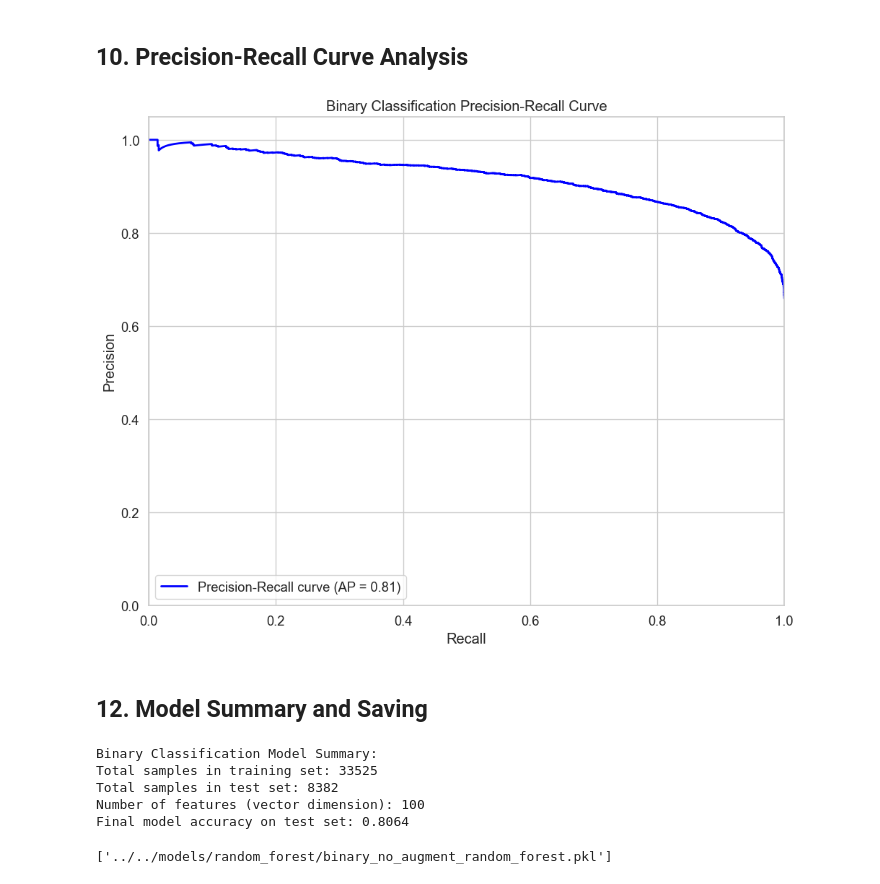
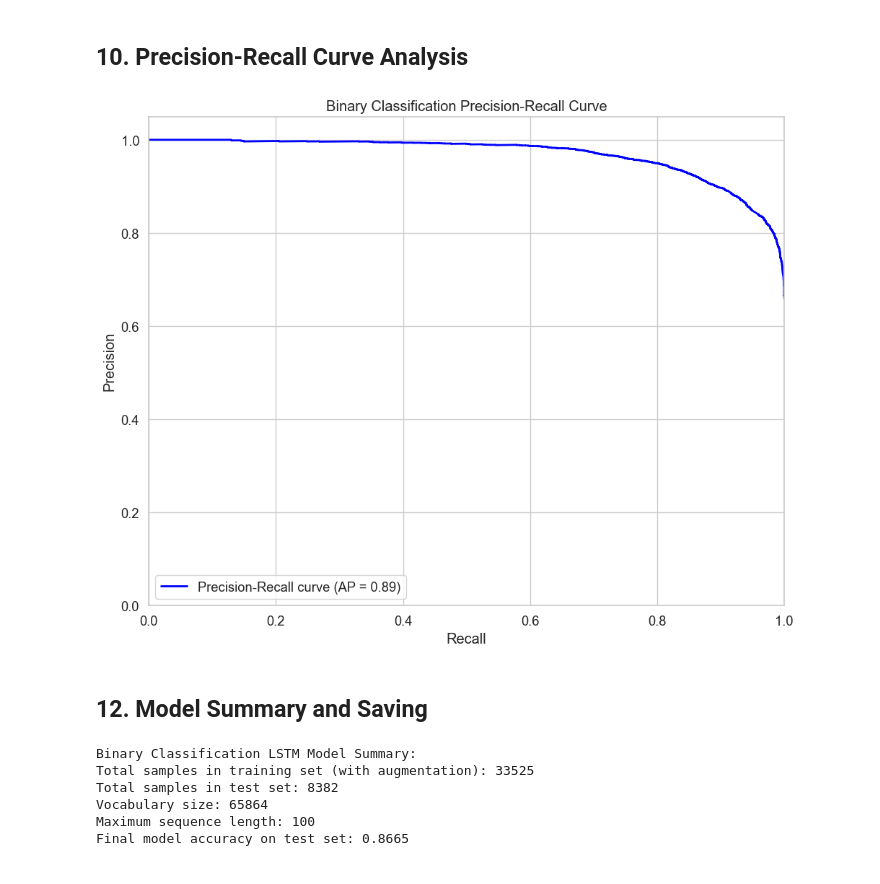
Before and after one commit to NotAlpha45/bangla-cyberbullying, a Jupyter notebook: code/lstm_run/no_augmentation_binary_class.ipynb, the cells around one changed output. Drawn from its saved outputs; the diff is of its cells as text; code cells hidden in the pictures.

```diff
--- a/code/lstm_run/no_augmentation_binary_class.ipynb
+++ b/code/lstm_run/no_augmentation_binary_class.ipynb
@@ -138,7 +156,10 @@ Training data vectorization completed in 188.38 seconds
 # %%
-# Apply tokenization and vectorization to testing data
-print("Vectorizing testing data...")
+# Convert and pad testing sequences
+print("Converting testing data to sequences...")
 start_time = time.time()
-X_test_vectors = np.array([tokenize_and_vectorize(text) for text in X_test])
-print(f"Testing data vectorization completed in {time.time() - start_time:.2f} seconds")
+X_test_sequences = texts_to_sequences_and_pad(X_test)
+print(
+    f"Testing data sequence preparation completed in {time.time() - start_time:.2f} seconds"
+)
+print(f"Testing sequence shape: {X_test_sequences.shape}")
 # %% [output]
@@ -174,7 +302,10 @@ Model trained in 54.73 seconds
 # %%
 # Make predictions and calculate basic metrics
 print("Evaluating model...")
-y_pred = rf_model.predict(X_test_vectors)
+# Get predicted probabilities
+y_pred_proba = model.predict(X_test_sequences)
+# Convert to binary predictions
+y_pred = (y_pred_proba > 0.5).astype(int)
 
 # Calculate basic metrics
 accuracy = accuracy_score(y_test, y_pred)
@@ -260,20 +404,20 @@ plt.show()
 ## 9. ROC Curve Analysis
 # %%
 # ROC Curve and AUC for binary classification
-y_score = rf_model.predict_proba(X_test_vectors)[:, 1]  # Probability of positive class
+y_score = model.predict(X_test_sequences).flatten()  # Probability of positive class
 
 # Calculate ROC curve and ROC area
 fpr, tpr, _ = roc_curve(y_test, y_score)
 roc_auc = auc(fpr, tpr)
 
 plt.figure(figsize=(10, 8))
-plt.plot(fpr, tpr, color='darkorange', lw=2, label=f'ROC curve (area = {roc_auc:.2f})')
-plt.plot([0, 1], [0, 1], color='navy', lw=2, linestyle='--')
+plt.plot(fpr, tpr, color="darkorange", lw=2, label=f"ROC curve (area = {roc_auc:.2f})")
+plt.plot([0, 1], [0, 1], color="navy", lw=2, linestyle="--")
 plt.xlim([0.0, 1.0])
 plt.ylim([0.0, 1.05])
-plt.xlabel('False Positive Rate')
-plt.ylabel('True Positive Rate')
-plt.title('Binary Classification ROC Curve')
+plt.xlabel("False Positive Rate")
+plt.ylabel("True Positive Rate")
+plt.title("Binary Classification ROC Curve")
 plt.legend(loc="lower right")
 plt.tight_layout()
 plt.show()
@@ -284,42 +429,41 @@ plt.show()
 # %%
 # Calculate Precision-Recall curve for binary classification
 precision, recall, _ = precision_recall_curve(y_test, y_score)
 avg_precision = precision_score(y_test, y_pred)
 
 plt.figure(figsize=(10, 8))
-plt.plot(recall, precision, color='blue', lw=2, label=f'Precision-Recall curve (AP = {avg_precision:.2f})')
-plt.xlabel('Recall')
-plt.ylabel('Precision')
+plt.plot(
+    recall,
+    precision,
+    color="blue",
+    lw=2,
+    label=f"Precision-Recall curve (AP = {avg_precision:.2f})",
+)
+plt.xlabel("Recall")
+plt.ylabel("Precision")
 plt.ylim([0.0, 1.05])
 plt.xlim([0.0, 1.0])
-plt.title('Binary Classification Precision-Recall Curve')
+plt.title("Binary Classification Precision-Recall Curve")
 plt.legend(loc="lower left")
 plt.tight_layout()
 plt.show()
 # %% [output]
-[figure, old version]
+[figure, new version]
 # %% [markdown]
 ## 12. Model Summary and Saving
 # %%
 # Summary of the binary classification model
-print("Binary Classification Model Summary:")
-print(f"Total samples in training set: {len(X_train)}")
+print("Binary Classification LSTM Model Summary:")
+print(f"Total samples in training set (with augmentation): {len(X_train)}")
 print(f"Total samples in test set: {len(X_test)}")
-print(f"Number of features (vector dimension): {X_train_vectors.shape[1]}")
+print(f"Vocabulary size: {vocab_size}")
+print(f"Maximum sequence length: {max_sequence_length}")
 print(f"Final model accuracy on test set: {accuracy:.4f}")
 plt.show()
 # %% [output]
-Binary Classification Model Summary:
-Total samples in training set: 33525
+Binary Classification LSTM Model Summary:
+Total samples in training set (with augmentation): 33525
 Total samples in test set: 8382
-Number of features (vector dimension): 100
-Final model accuracy on test set: 0.8064
+Vocabulary size: 65864
+Maximum sequence length: 100
+Final model accuracy on test set: 0.8665
-# %%
-# Save the model if needed
-import joblib
-
-joblib.dump(
-    rf_model, "../../models/random_forest/binary_no_augment_random_forest.pkl"
-)
-# %% [output]
-['../../models/random_forest/binary_no_augment_random_forest.pkl']
```
Also changed, not shown: parts of 23 cells of this notebook, 1 other file.
